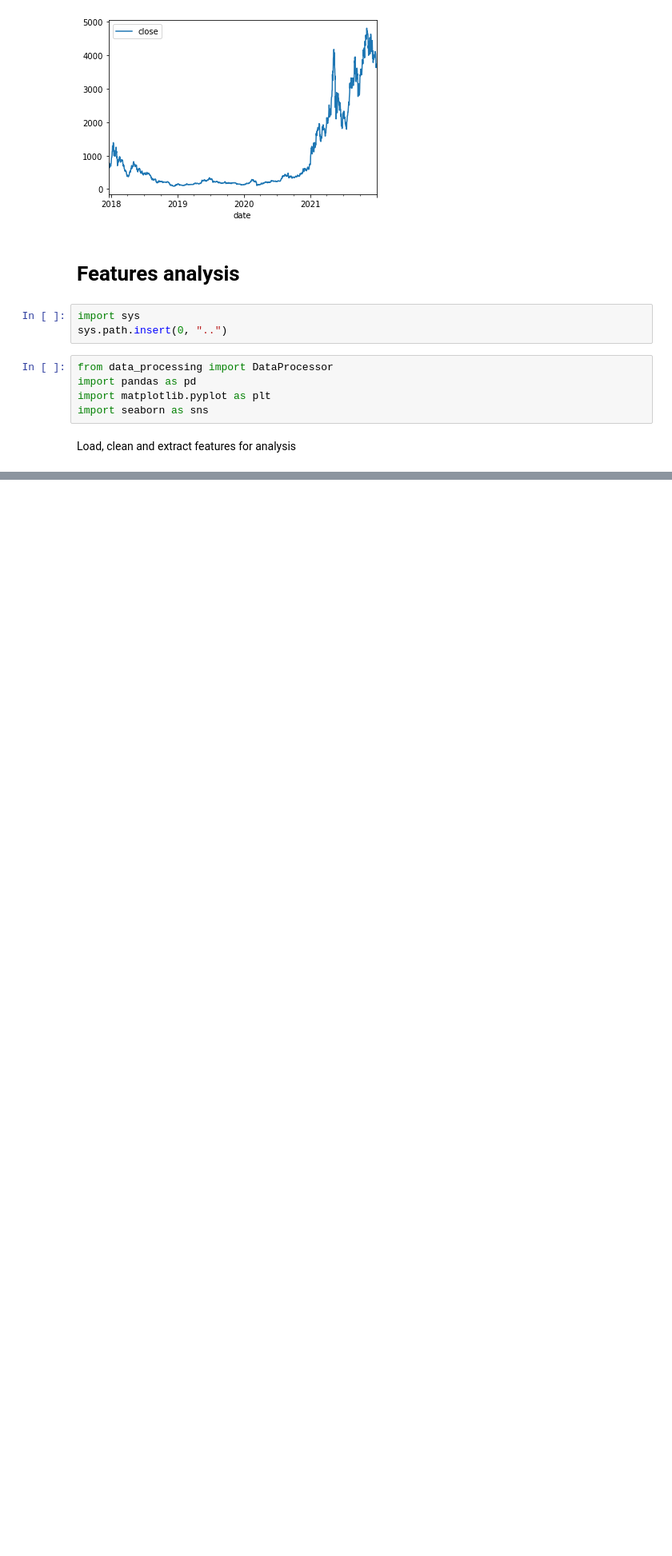
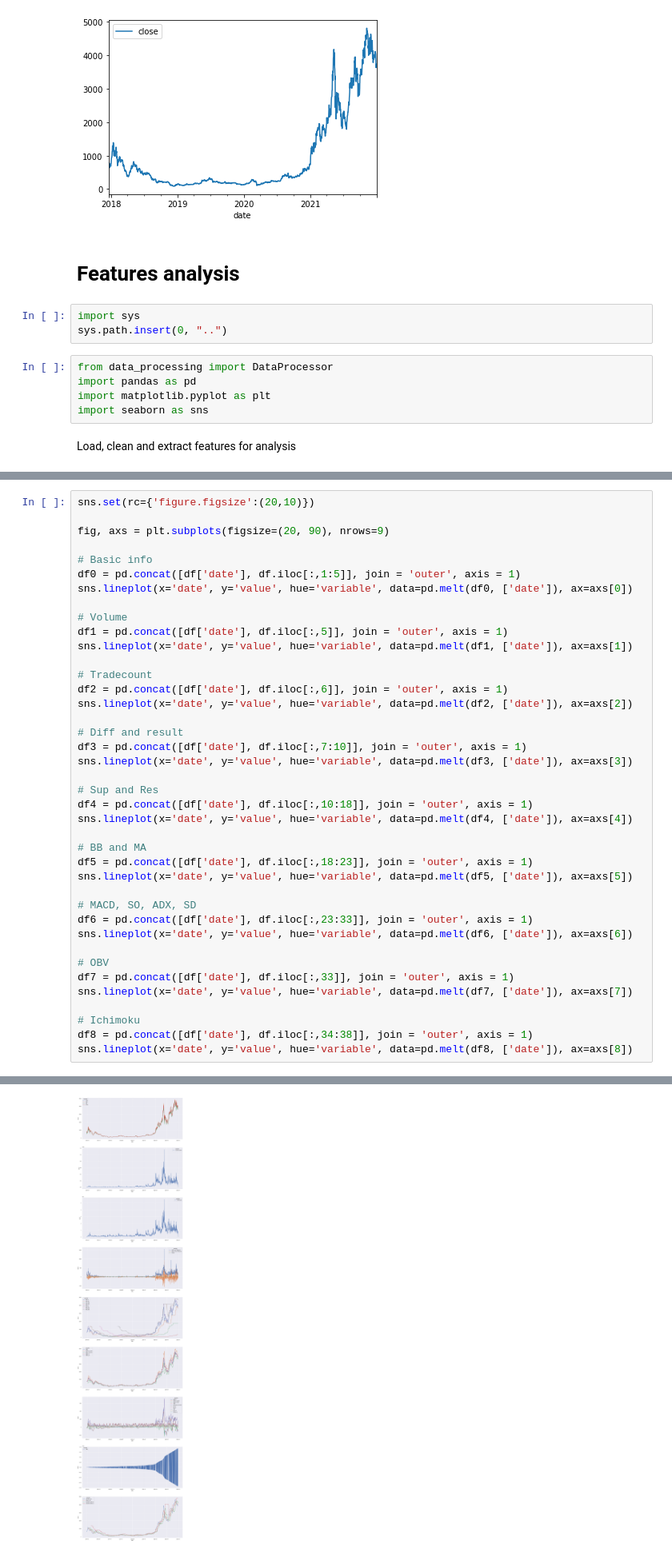
Before and after one commit to GZabalaG/crypto_bot, a Jupyter notebook: data_processor/Datafram Analysis.ipynb, the cells around one changed output, grey strips where cells are left out. Shown at 80% size. Saved outputs shown, nothing was run; the diff lists cells and outputs as text; blank space fills up the shorter version.

```diff
--- a/data_processor/Datafram Analysis.ipynb
+++ b/data_processor/Datafram Analysis.ipynb
@@ -112,0 +100,41 @@ sns.lineplot(x='date', y='value', hue='variable', data=pd.melt(df2, ['date']), a
+# %%
+sns.set(rc={'figure.figsize':(20,10)})
+
+fig, axs = plt.subplots(figsize=(20, 90), nrows=9)
+
+# Basic info
+df0 = pd.concat([df['date'], df.iloc[:,1:5]], join = 'outer', axis = 1)
+sns.lineplot(x='date', y='value', hue='variable', data=pd.melt(df0, ['date']), ax=axs[0])
+
+# Volume
+df1 = pd.concat([df['date'], df.iloc[:,5]], join = 'outer', axis = 1)
+sns.lineplot(x='date', y='value', hue='variable', data=pd.melt(df1, ['date']), ax=axs[1])
+
+# Tradecount
+df2 = pd.concat([df['date'], df.iloc[:,6]], join = 'outer', axis = 1)
+sns.lineplot(x='date', y='value', hue='variable', data=pd.melt(df2, ['date']), ax=axs[2])
+
+# Diff and result
+df3 = pd.concat([df['date'], df.iloc[:,7:10]], join = 'outer', axis = 1)
+sns.lineplot(x='date', y='value', hue='variable', data=pd.melt(df3, ['date']), ax=axs[3])
+
+# Sup and Res
+df4 = pd.concat([df['date'], df.iloc[:,10:18]], join = 'outer', axis = 1)
+sns.lineplot(x='date', y='value', hue='variable', data=pd.melt(df4, ['date']), ax=axs[4])
+
+# BB and MA
+df5 = pd.concat([df['date'], df.iloc[:,18:23]], join = 'outer', axis = 1)
+sns.lineplot(x='date', y='value', hue='variable', data=pd.melt(df5, ['date']), ax=axs[5])
+
+# MACD, SO, ADX, SD
+df6 = pd.concat([df['date'], df.iloc[:,23:33]], join = 'outer', axis = 1)
+sns.lineplot(x='date', y='value', hue='variable', data=pd.melt(df6, ['date']), ax=axs[6])
+
+# OBV
+df7 = pd.concat([df['date'], df.iloc[:,33]], join = 'outer', axis = 1)
+sns.lineplot(x='date', y='value', hue='variable', data=pd.melt(df7, ['date']), ax=axs[7])
+
+# Ichimoku
+df8 = pd.concat([df['date'], df.iloc[:,34:38]], join = 'outer', axis = 1)
+sns.lineplot(x='date', y='value', hue='variable', data=pd.melt(df8, ['date']), ax=axs[8])
+# %% [output]
@@ -112,0 +142 @@ sns.lineplot(x='date', y='value', hue='variable', data=pd.melt(df2, ['date']), a
+[figure, added]
```
Also changed, not shown: parts of 3 cells of this notebook, 1 other file.
